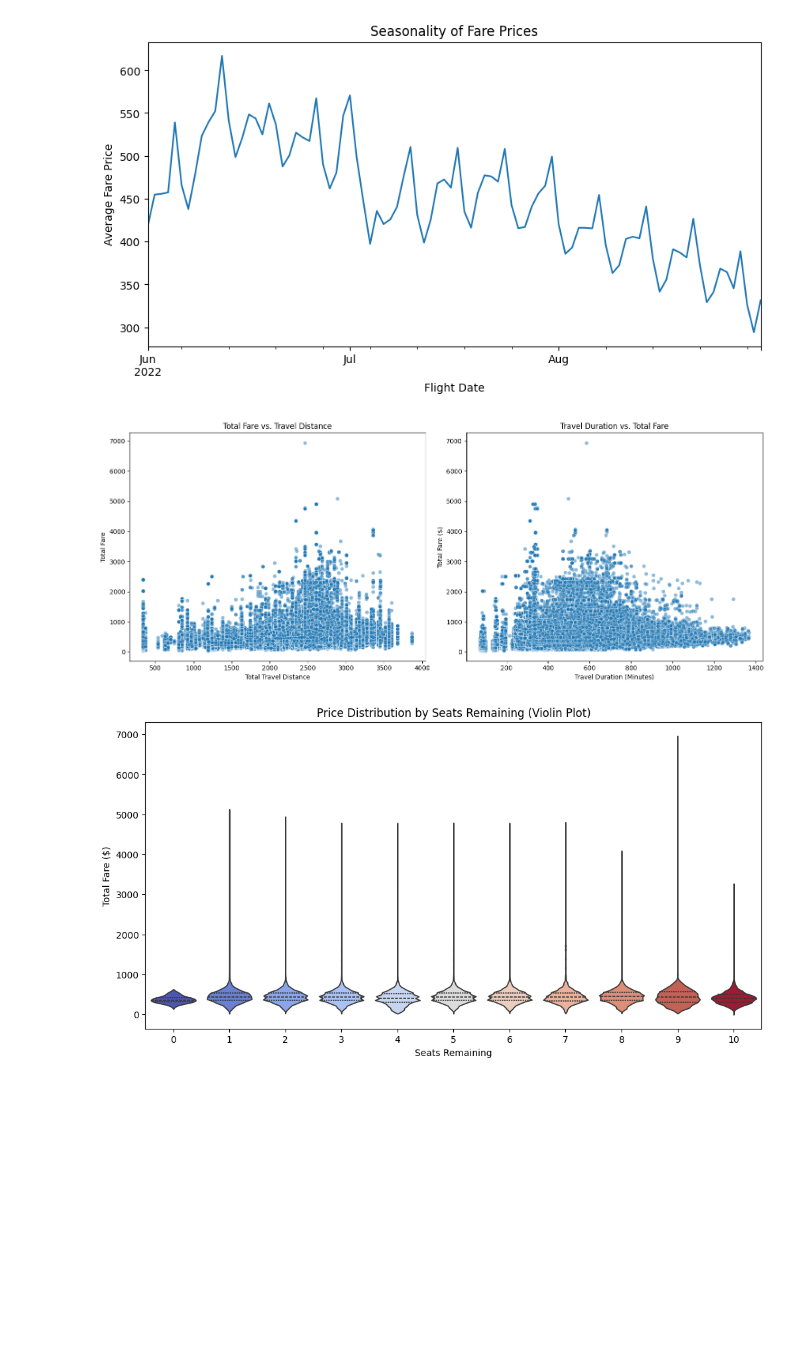
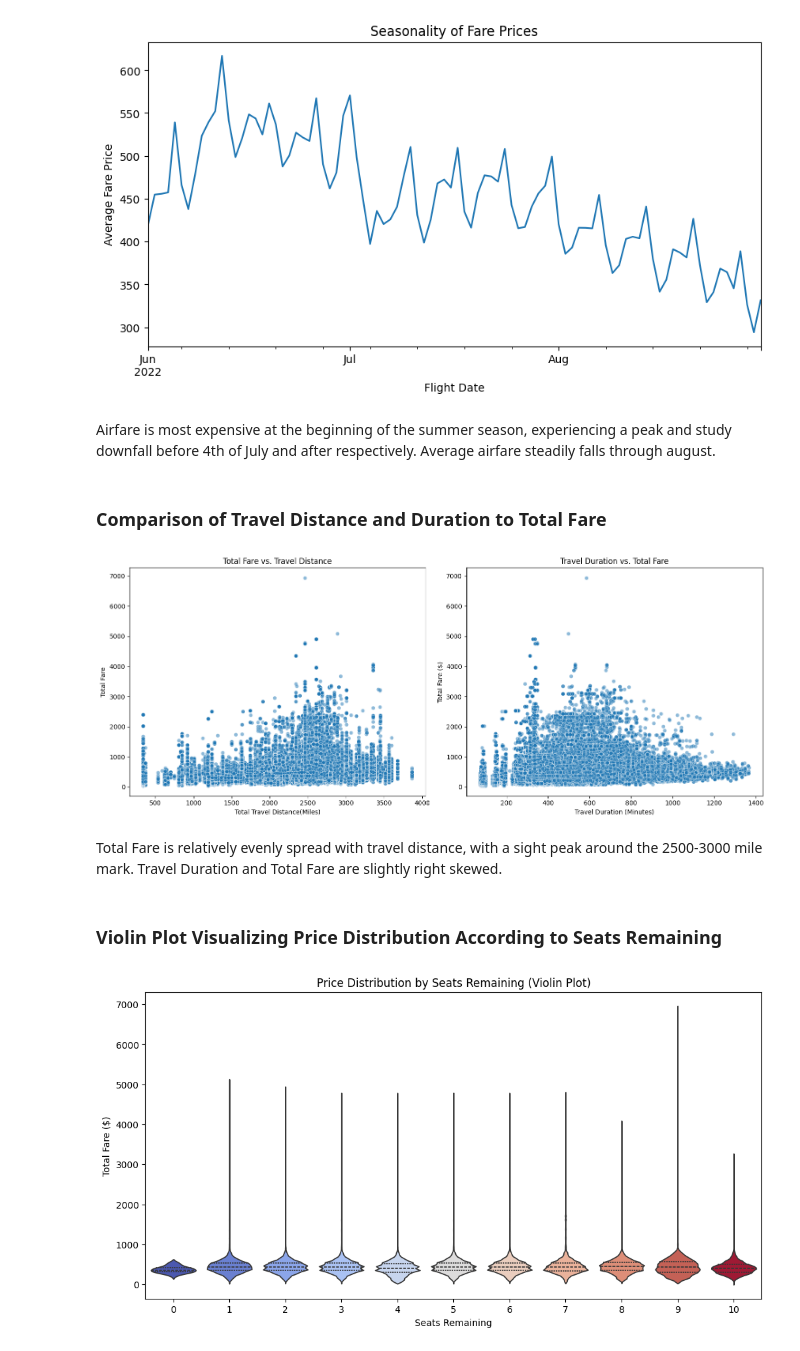
Before and after one commit to camrync23/Capstone-Project, a Jupyter notebook: notebooks/DataExploration.ipynb, the cells around one changed output. Cells and saved outputs as stored; diff of their text form; code cells hidden in the pictures; blank space fills up the shorter version.

```diff
--- a/notebooks/data_exploration.ipynb
+++ b/notebooks/DataExploration.ipynb
@@ -11,6 +11,6 @@ import numpy as np
 ## Exploratory Analysis - Data Preview and Cleaning
 # %%
 #Data Download and Preview
-df = pd.read_parquet('/Users/camryncurtis/Documents/GitHub/Capstone-Project/data/raw/prepros_summer_lax_snappy.parquet')
+df = pd.read_parquet('/Users/camryncurtis/Documents/GitHub/Capstone-Project/data/02_filtered/summer_lax_snappy.parquet')
 print(df.head())
 # %% [output]
@@ -199,26 +236,33 @@ plt.title("Seasonality of Fare Prices")
 plt.show()
 # %% [output]
 [figure]
+# %% [markdown]
+Airfare is most expensive at the beginning of the summer season, experiencing a peak and study downfall before 4th of July and after respectively. Average airfare steadily falls through august.
+# %% [markdown]
+### Comparison of Travel Distance and Duration to Total Fare
 # %%
-
 fig, axes = plt.subplots(1, 2, figsize=(15, 6))  # 1 row, 2 columns
 
 # Plot 1: Travel Distance vs. Total Fare
 sns.scatterplot(x=df['totalTravelDistance'], y=df['totalFare'], alpha=0.5, ax=axes[0])
 axes[0].set_title("Total Fare vs. Travel Distance")
-axes[0].set_xlabel("Total Travel Distance")
+axes[0].set_xlabel("Total Travel Distance(Miles)")
 axes[0].set_ylabel("Total Fare")
 
 # Plot 2: Travel Duration vs. Total Fare
 sns.scatterplot(x=df['travelDurationMinutes'], y=df['totalFare'], alpha=0.5, ax=axes[1])
 axes[1].set_title("Travel Duration vs. Total Fare")
 axes[1].set_xlabel("Travel Duration (Minutes)")
 axes[1].set_ylabel("Total Fare ($)")
 
 plt.tight_layout()
 plt.show()
 # %% [output]
-[figure, old version]
+[figure, new version]
+# %% [markdown]
+Total Fare is relatively evenly spread with travel distance, with a sight peak around the 2500-3000 mile mark. Travel Duration and Total Fare are slightly right skewed.
+# %% [markdown]
+### Violin Plot Visualizing Price Distribution According to Seats Remaining
 # %%
 plt.figure(figsize=(12,6))
 sns.violinplot(x=df['seatsRemaining'], y=df['totalFare'], inner="quartile", density_norm='width', palette="coolwarm", hue=df['seatsRemaining'], legend=False)
```
Also changed, not shown: parts of 89 cells of this notebook, 1 other file.
